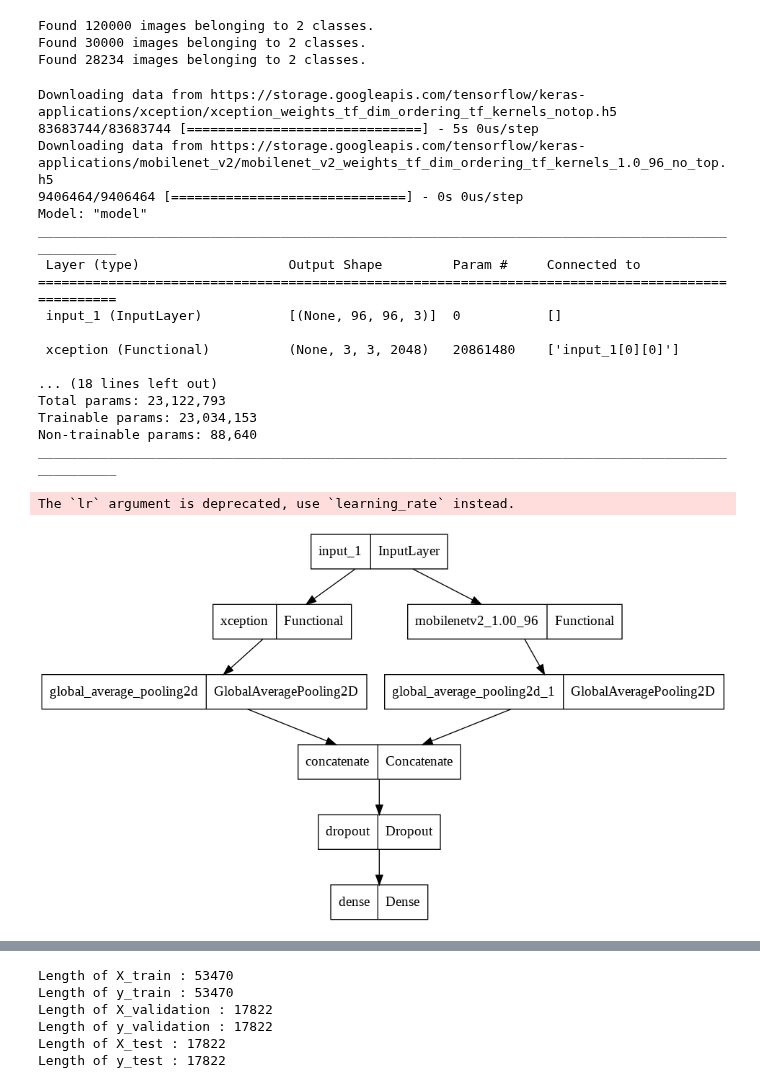
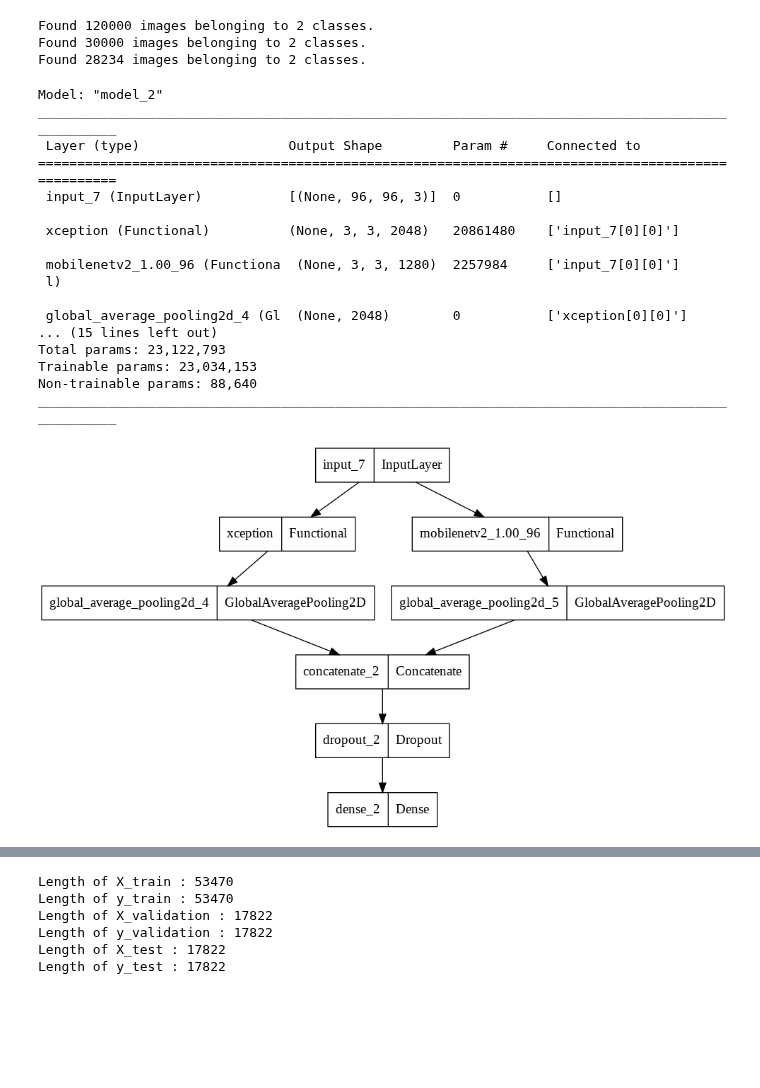
Before and after one commit to srilamaiti/ml_works, a Jupyter notebook: cancer_detection.ipynb, the cells around one changed output, grey strips where cells are left out. Saved outputs shown, nothing was run; the diff lists cells and outputs as text; code cells hidden in the pictures; blank space fills up the shorter version.

```diff
--- a/cancer_detection.ipynb
+++ b/cancer_detection.ipynb
@@ -993,38 +987,37 @@ Found 28234 images belonging to 2 classes.
 # %%
 input_shape = (image_size, image_size, 3)
 inputs = Input(input_shape)
 
 xception = Xception(include_top = False, input_shape= input_shape)(inputs)
 mobile_net = MobileNetV2(include_top = False, input_shape= input_shape)(inputs)
 
 outputs = Concatenate(axis=-1)([GlobalAveragePooling2D()(xception), GlobalAveragePooling2D()(mobile_net)])
 outputs = Dropout(0.5)(outputs)
 outputs = Dense(1, activation='sigmoid')(outputs)
 
 model = Model(inputs, outputs)
-model.compile(optimizer=SGD(lr=0.0001),
+model.compile(optimizer=SGD(lr = 0.0001, decay = .0000),
               loss='binary_crossentropy',
               metrics=['accuracy'])
 model.summary()
 tf.keras.utils.plot_model(model)
 # %% [output]
-Downloading data from https://storage.googleapis.com/tensorflow/keras-applications/xception/xception_weights_tf_dim_ordering_tf_kernels_notop.h5
-83683744/83683744 [==============================] - 5s 0us/step
-Downloading data from https://storage.googleapis.com/tensorflow/keras-applications/mobilenet_v2/mobilenet_v2_weights_tf_dim_ordering_tf_kernels_1.0_96_no_top.h5
-9406464/9406464 [==============================] - 0s 0us/step
-Model: "model"
+Model: "model_2"
 __________________________________________________________________________________________________
  Layer (type)                   Output Shape         Param #     Connected to
 ==================================================================================================
- input_1 (InputLayer)           [(None, 96, 96, 3)]  0           []
+ input_7 (InputLayer)           [(None, 96, 96, 3)]  0           []
 
- xception (Functional)          (None, 3, 3, 2048)   20861480    ['input_1[0][0]']
+ xception (Functional)          (None, 3, 3, 2048)   20861480    ['input_7[0][0]']
 
-... (18 lines left out)
+ mobilenetv2_1.00_96 (Functiona  (None, 3, 3, 1280)  2257984     ['input_7[0][0]']
+ l)
+
+ global_average_pooling2d_4 (Gl  (None, 2048)        0           ['xception[0][0]']
+... (15 lines left out)
 Total params: 23,122,793
 Trainable params: 23,034,153
 Non-trainable params: 88,640
 __________________________________________________________________________________________________
-The `lr` argument is deprecated, use `learning_rate` instead.
-[figure, old version]
+[figure, new version]
 # %%
```
Also changed, not shown: parts of 25 cells of this notebook.
